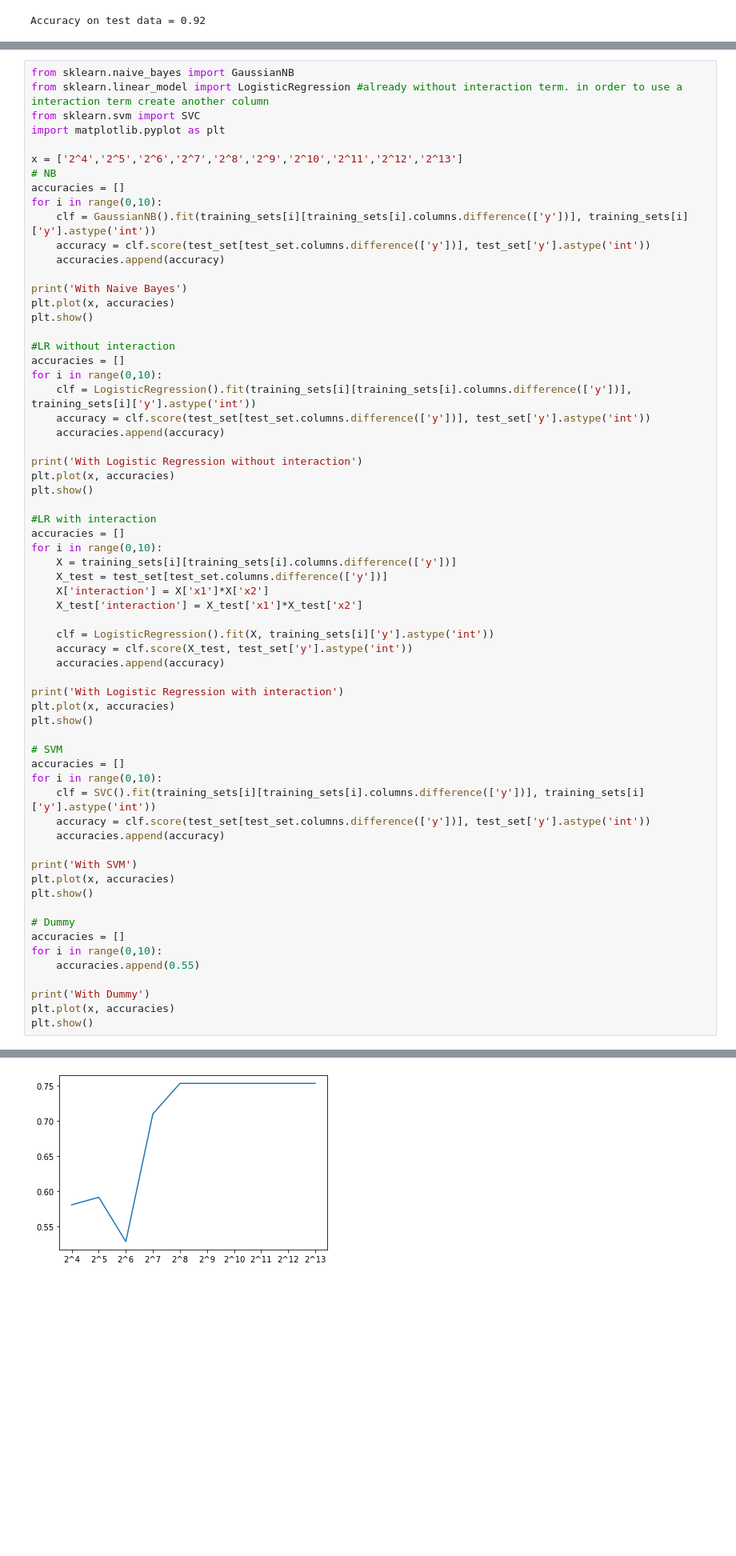
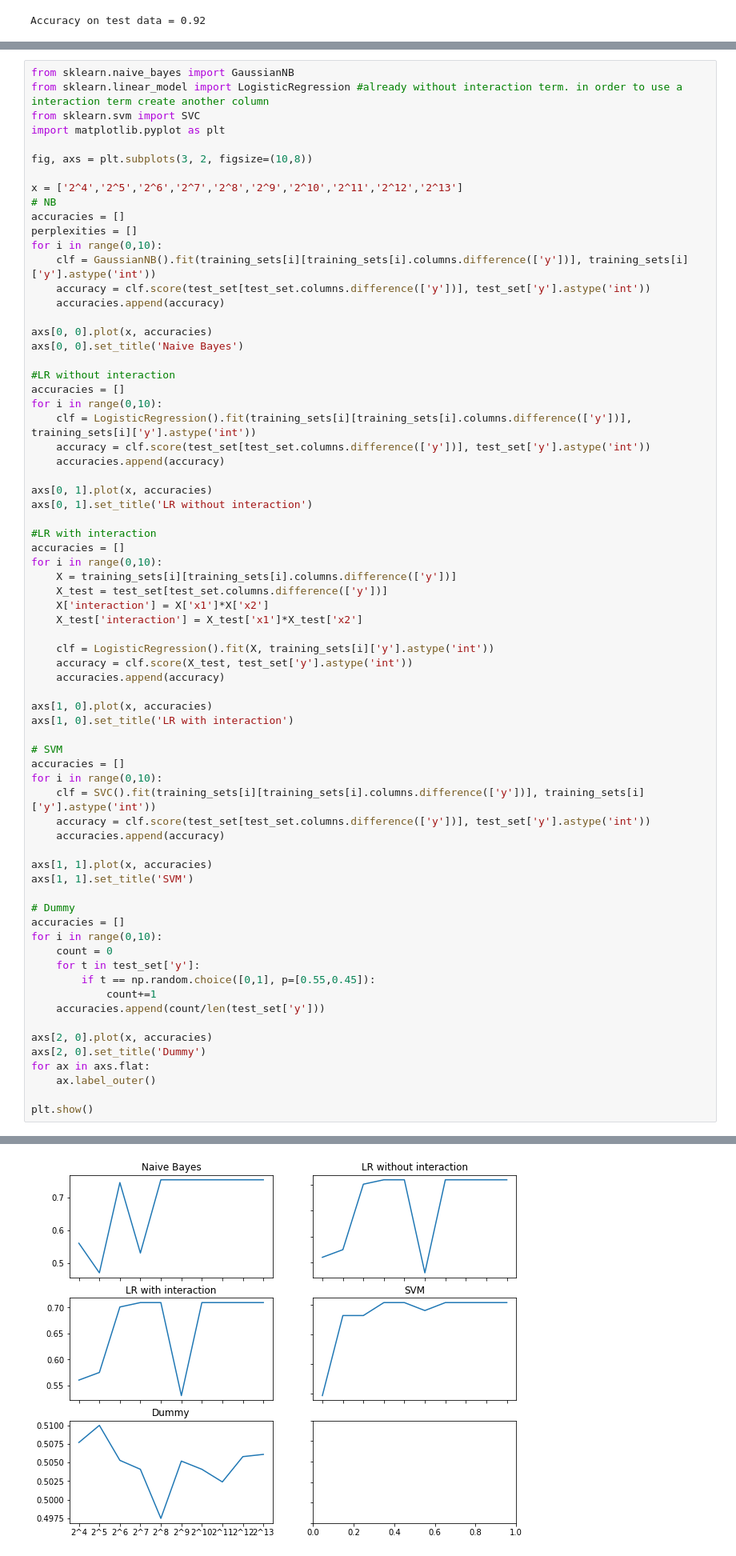
Before and after one commit to enricobu96/iml-exercises, a Jupyter notebook: set2/code.ipynb, the cells around one changed output, grey strips where cells are left out. Shown at 80% size. Drawn from its saved outputs; the diff is of its cells as text; blank space fills up the shorter version.

```diff
--- a/set2/code.ipynb
+++ b/set2/code.ipynb
@@ -207,17 +207,19 @@ from sklearn.linear_model import LogisticRegression #already without interaction
 from sklearn.svm import SVC
 import matplotlib.pyplot as plt
 
+fig, axs = plt.subplots(3, 2, figsize=(10,8))
+
 x = ['2^4','2^5','2^6','2^7','2^8','2^9','2^10','2^11','2^12','2^13']
 # NB
 accuracies = []
+perplexities = []
 for i in range(0,10):
     clf = GaussianNB().fit(training_sets[i][training_sets[i].columns.difference(['y'])], training_sets[i]['y'].astype('int'))
     accuracy = clf.score(test_set[test_set.columns.difference(['y'])], test_set['y'].astype('int'))
     accuracies.append(accuracy)
 
-print('With Naive Bayes')
-plt.plot(x, accuracies)
-plt.show()
+axs[0, 0].plot(x, accuracies)
+axs[0, 0].set_title('Naive Bayes')
 
 #LR without interaction
 accuracies = []
@@ -226,9 +228,8 @@ for i in range(0,10):
     accuracy = clf.score(test_set[test_set.columns.difference(['y'])], test_set['y'].astype('int'))
     accuracies.append(accuracy)
 
-print('With Logistic Regression without interaction')
-plt.plot(x, accuracies)
-plt.show()
+axs[0, 1].plot(x, accuracies)
+axs[0, 1].set_title('LR without interaction')
 
 #LR with interaction
 accuracies = []
@@ -242,9 +243,8 @@ for i in range(0,10):
     accuracy = clf.score(X_test, test_set['y'].astype('int'))
     accuracies.append(accuracy)
 
-print('With Logistic Regression with interaction')
-plt.plot(x, accuracies)
-plt.show()
+axs[1, 0].plot(x, accuracies)
+axs[1, 0].set_title('LR with interaction')
 
 # SVM
 accuracies = []
@@ -253,16 +253,22 @@ for i in range(0,10):
     accuracy = clf.score(test_set[test_set.columns.difference(['y'])], test_set['y'].astype('int'))
     accuracies.append(accuracy)
 
-print('With SVM')
-plt.plot(x, accuracies)
-plt.show()
+axs[1, 1].plot(x, accuracies)
+axs[1, 1].set_title('SVM')
 
 # Dummy
 accuracies = []
 for i in range(0,10):
-    accuracies.append(0.55)
+    count = 0
+    for t in test_set['y']:
+        if t == np.random.choice([0,1], p=[0.55,0.45]):
+            count+=1
+    accuracies.append(count/len(test_set['y']))
 
-print('With Dummy')
-plt.plot(x, accuracies)
+axs[2, 0].plot(x, accuracies)
+axs[2, 0].set_title('Dummy')
+for ax in axs.flat:
+    ax.label_outer()
+
 plt.show()
 # %% [output]
@@ -270 +275 @@ With Naive Bayes
-[figure, old version]
+[figure, new version]
```
Also changed, not shown: parts of 1 cell of this notebook, 8 other files.
